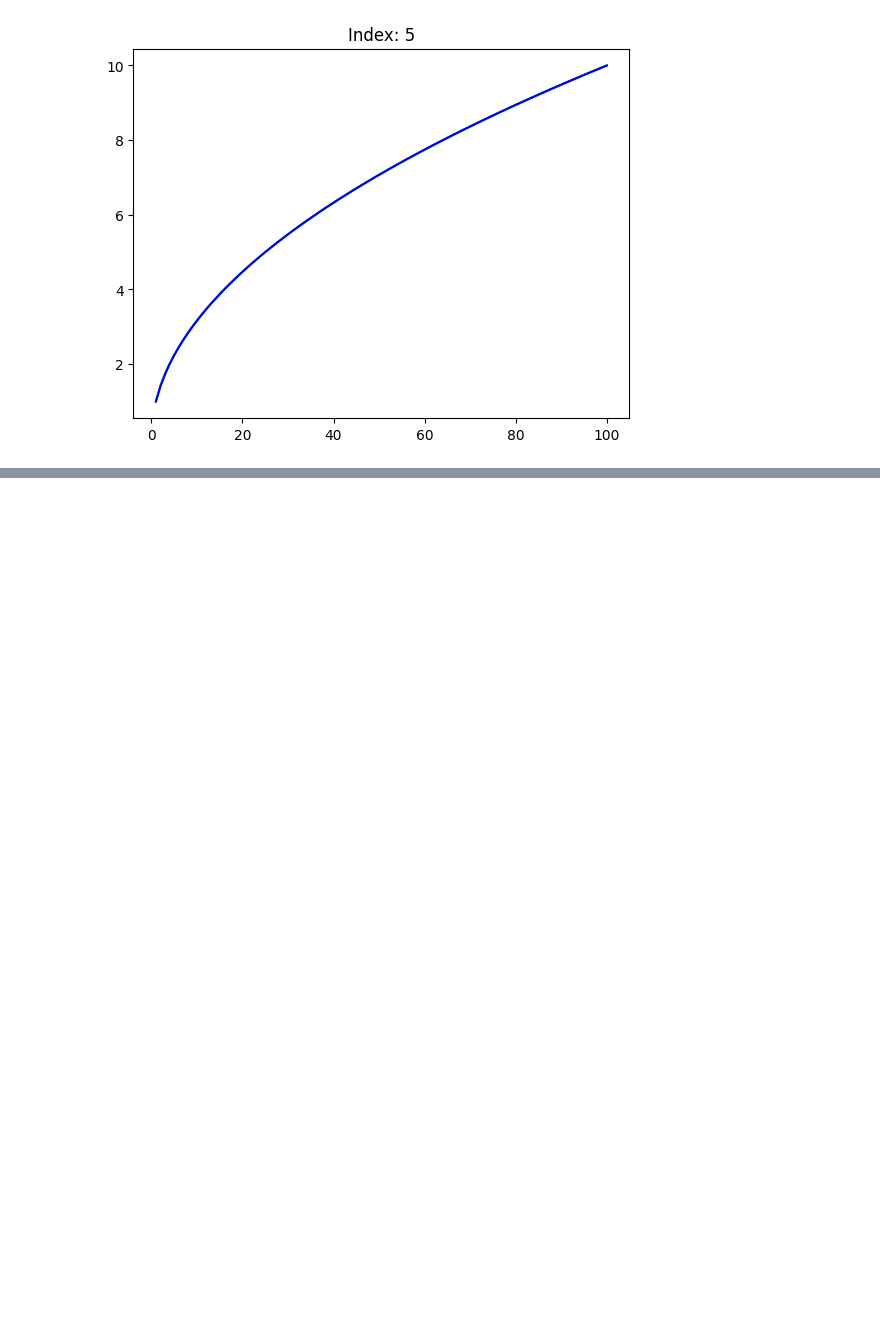
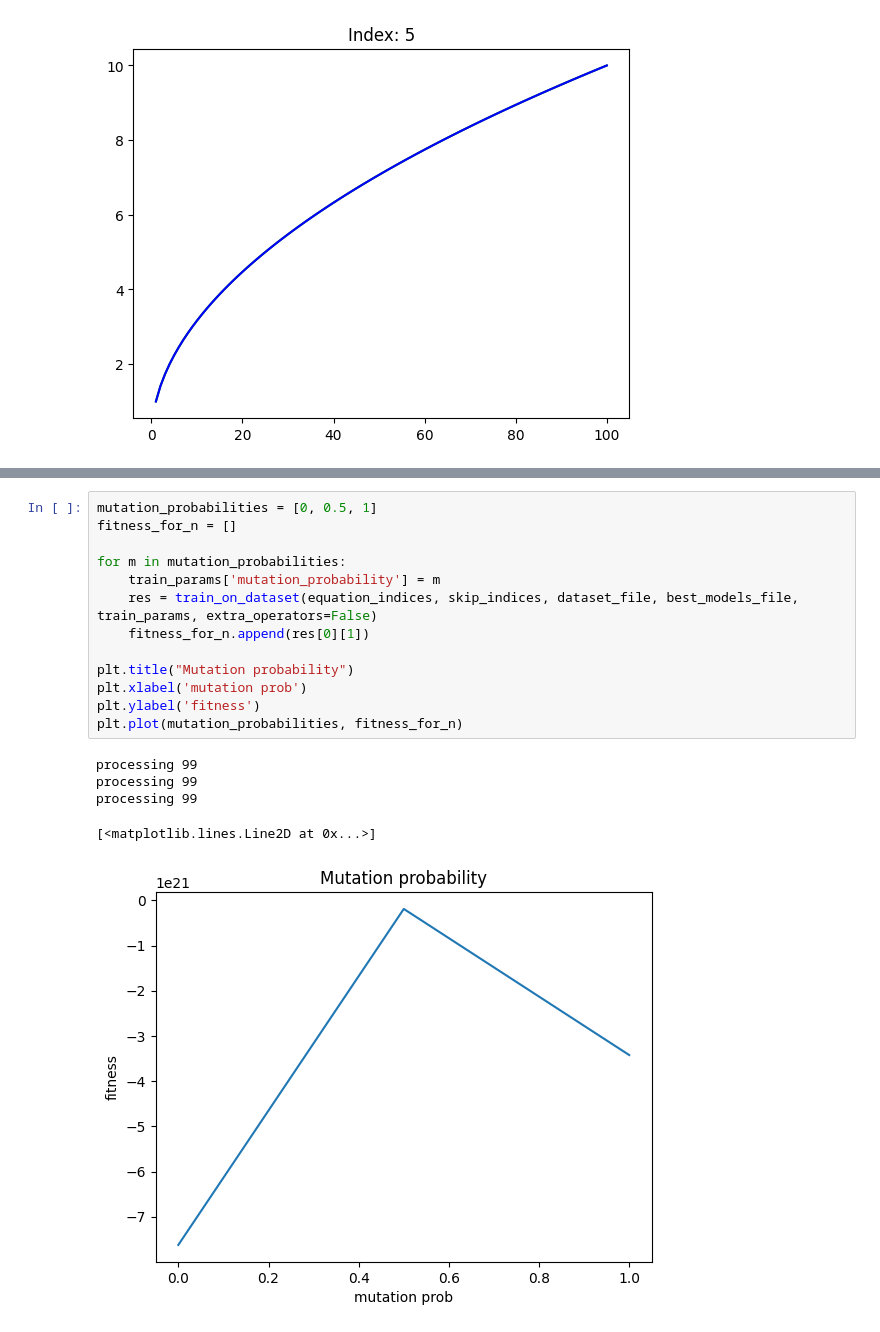
Before and after one commit to galgantar/Inteligentni-sistemi, a Jupyter notebook: seminarska 1/training.ipynb, the cells around one changed output, grey strips where cells are left out. Drawn from its saved outputs; the diff is of its cells as text; blank space fills up the shorter version.

```diff
--- a/seminarska 1/training.ipynb
+++ b/seminarska 1/training.ipynb
@@ -190,0 +551,19 @@ Best fitness -0.0002
+# %%
+mutation_probabilities = [0, 0.5, 1]
+fitness_for_n = []
+
+for m in mutation_probabilities:
+    train_params['mutation_probability'] = m
+    res = train_on_dataset(equation_indices, skip_indices, dataset_file, best_models_file, train_params, extra_operators=False)
+    fitness_for_n.append(res[0][1])
+
+plt.title("Mutation probability")
+plt.xlabel('mutation prob')
+plt.ylabel('fitness')
+plt.plot(mutation_probabilities, fitness_for_n)
+# %% [output]
+processing 99
+processing 99
+processing 99
+[<matplotlib.lines.Line2D at 0x...>]
+[figure, added]
```
Also changed, not shown: parts of 18 cells of this notebook.
